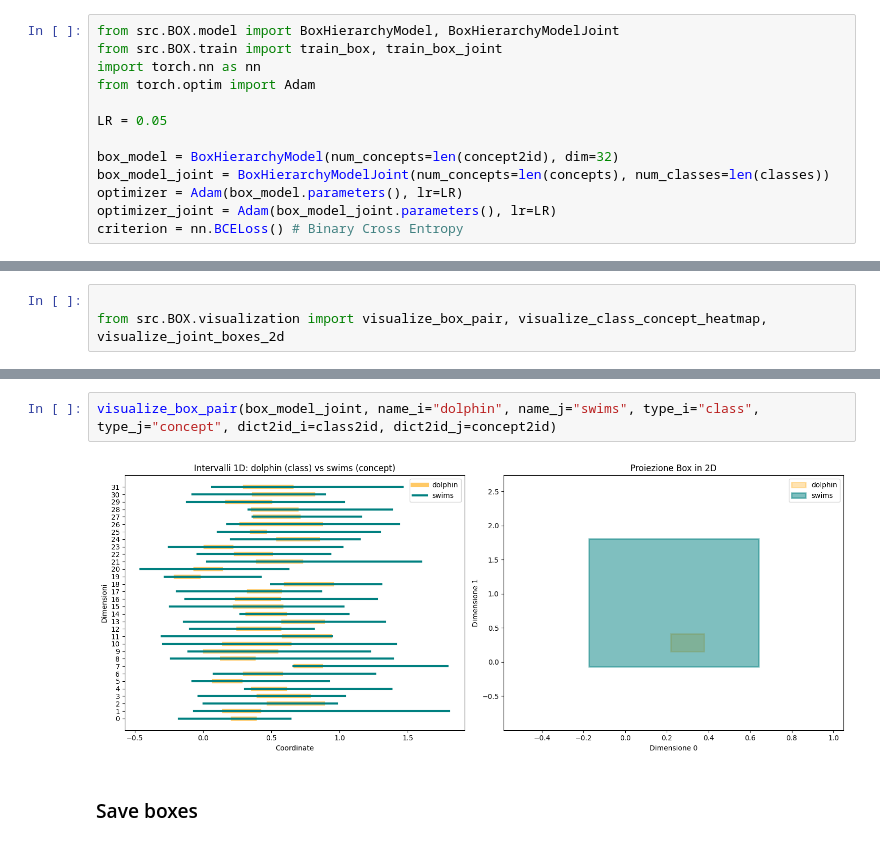
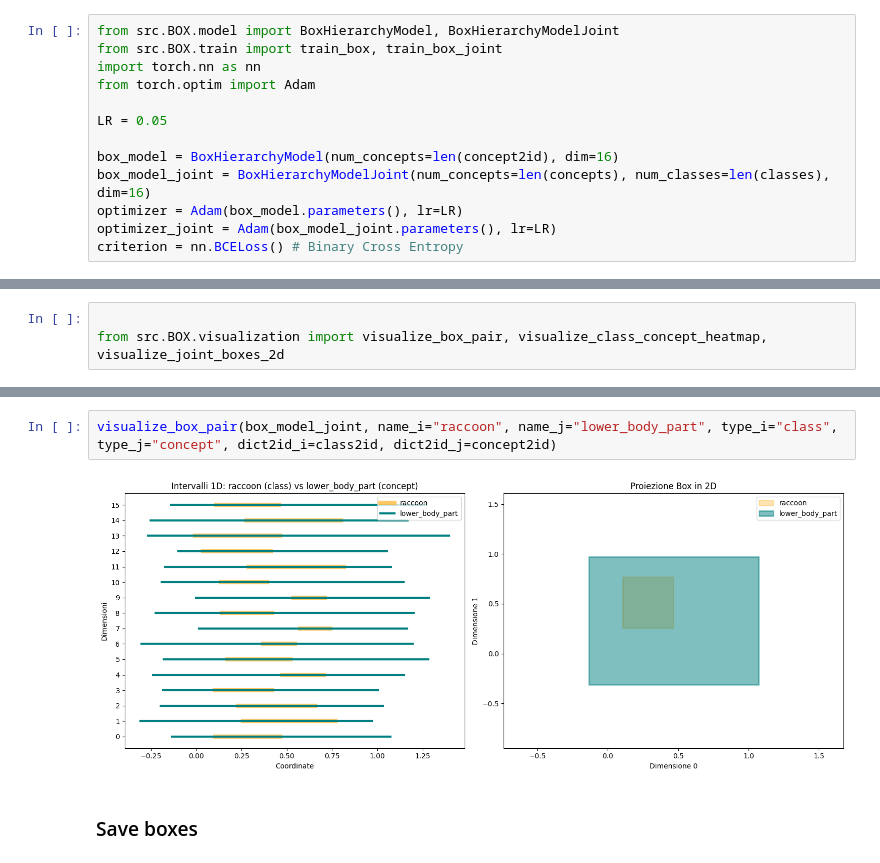
Before and after one commit to stefano-gamba/BoxEmbeddingCBM, a Jupyter notebook: notebooks/awa2/box_training.ipynb, the cells around one changed output, grey strips where cells are left out. Cells and saved outputs as stored; diff of their text form.

```diff
--- a/notebooks/awa2/box_training.ipynb
+++ b/notebooks/awa2/box_training.ipynb
@@ -32,8 +32,8 @@ from torch.optim import Adam
 
 LR = 0.05
 
-box_model = BoxHierarchyModel(num_concepts=len(concept2id), dim=32)
-box_model_joint = BoxHierarchyModelJoint(num_concepts=len(concepts), num_classes=len(classes))
+box_model = BoxHierarchyModel(num_concepts=len(concept2id), dim=16)
+box_model_joint = BoxHierarchyModelJoint(num_concepts=len(concepts), num_classes=len(classes), dim=16)
 optimizer = Adam(box_model.parameters(), lr=LR)
 optimizer_joint = Adam(box_model_joint.parameters(), lr=LR)
 criterion = nn.BCELoss() # Binary Cross Entropy
@@ -128,7 +119,7 @@ visualize_joint_boxes_2d(box_model_joint, id2concept, id2class)
 # %%
-visualize_box_pair(box_model_joint, name_i="dolphin", name_j="swims", type_i="class", type_j="concept", dict2id_i=class2id, dict2id_j=concept2id)
+visualize_box_pair(box_model_joint, name_i="raccoon", name_j="lower_body_part", type_i="class", type_j="concept", dict2id_i=class2id, dict2id_j=concept2id)
 # %% [output]
-[figure, old version]
+[figure, new version]
 # %% [markdown]
 ### Save boxes
 # %%
```
Also changed, not shown: parts of 7 cells of this notebook.
